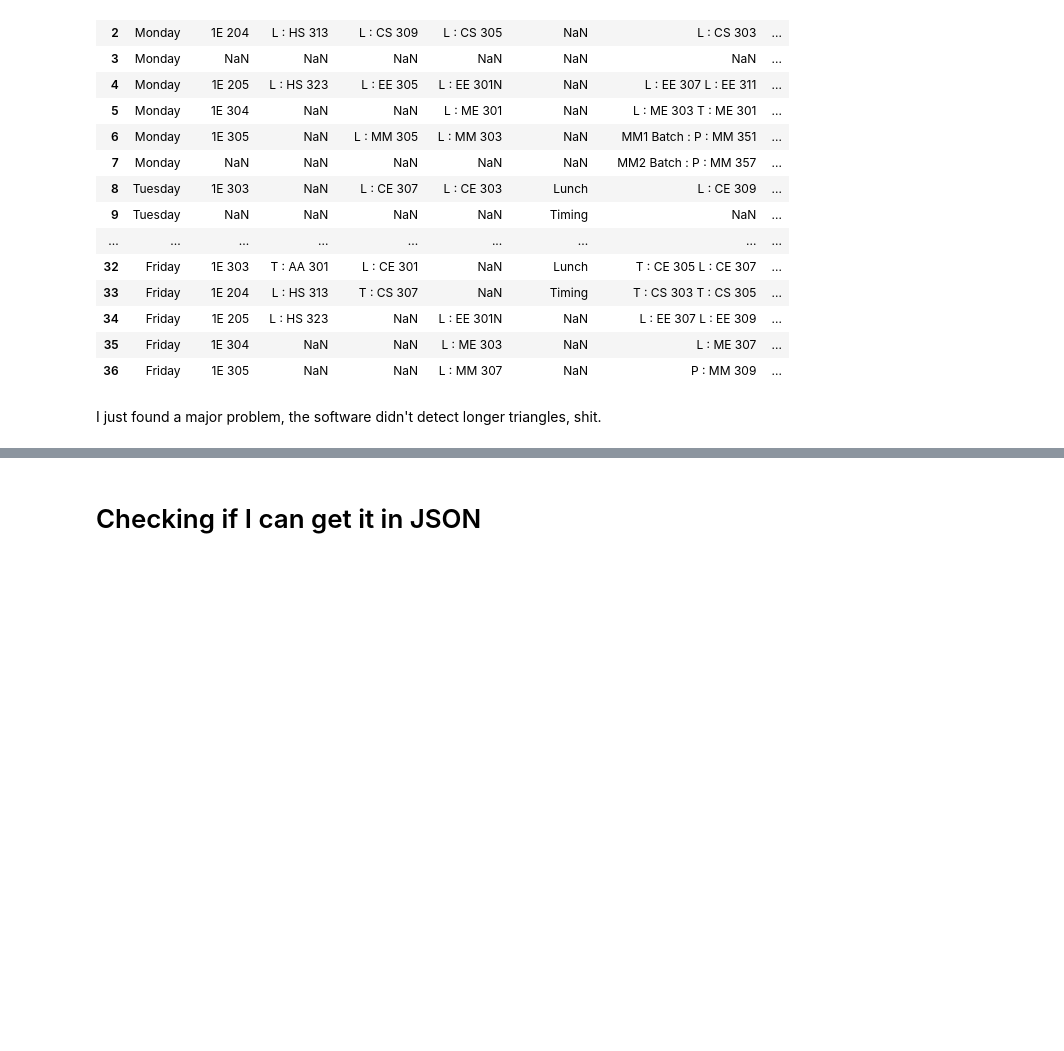
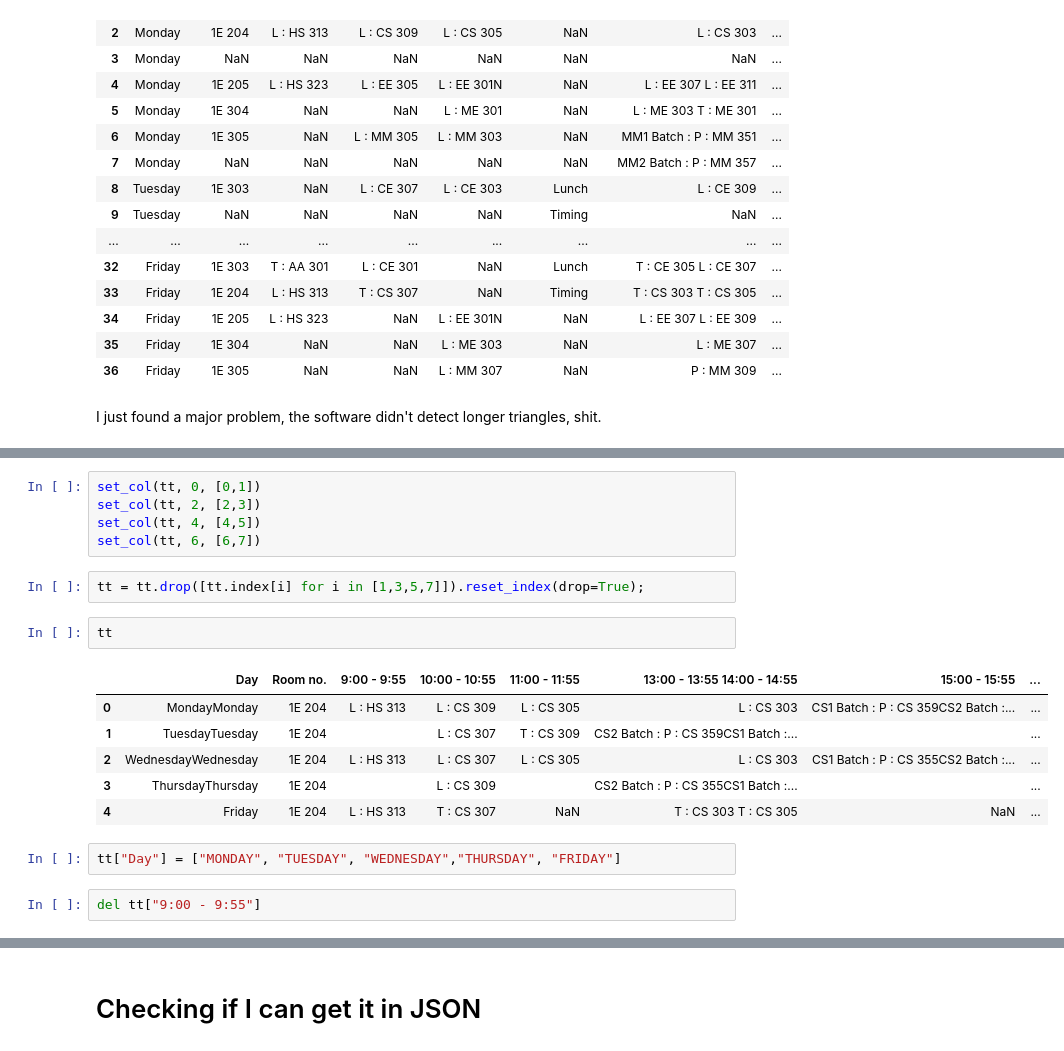
Before and after one commit to arjunbazinga/gsuit, a Jupyter notebook: Time table data wrangling.ipynb, the cells around one changed output, grey strips where cells are left out. Cells and saved outputs as stored; diff of their text form; blank space fills up the shorter version.

```diff
--- a/Time table data wrangling.ipynb
+++ b/Time table data wrangling.ipynb
@@ -93,0 +128,20 @@ I just found a major problem, the software didn't detect longer triangles, shit.
+# %%
+set_col(tt, 0, [0,1])
+set_col(tt, 2, [2,3])
+set_col(tt, 4, [4,5])
+set_col(tt, 6, [6,7])
+# %%
+tt = tt.drop([tt.index[i] for i in [1,3,5,7]]).reset_index(drop=True);
+# %%
+tt
+# %% [output]
+|  | Day | Room no. | 9:00 - 9:55 | 10:00 - 10:55 | 11:00 - 11:55 | 13:00 - 13:55 14:00 - 14:55 | 15:00 - 15:55 | ... |
+| 0 | MondayMonday | 1E 204 | L : HS 313 | L : CS 309 | L : CS 305 | L : CS 303 | CS1 Batch : P : CS 359CS2 Batch :... | ... |
+| 1 | TuesdayTuesday | 1E 204 |  | L : CS 307 | T : CS 309 | CS2 Batch : P : CS 359CS1 Batch :... |  | ... |
+| 2 | WednesdayWednesday | 1E 204 | L : HS 313 | L : CS 307 | L : CS 305 | L : CS 303 | CS1 Batch : P : CS 355CS2 Batch :... | ... |
+| 3 | ThursdayThursday | 1E 204 |  | L : CS 309 |  | CS2 Batch : P : CS 355CS1 Batch :... |  | ... |
+| 4 | Friday | 1E 204 | L : HS 313 | T : CS 307 | NaN | T : CS 303 T : CS 305 | NaN | ... |
+# %%
+tt["Day"] = ["MONDAY", "TUESDAY", "WEDNESDAY","THURSDAY", "FRIDAY"]
+# %%
+del tt["9:00 - 9:55"]
```
Also changed, not shown: parts of 14 cells of this notebook, 1 other file.
